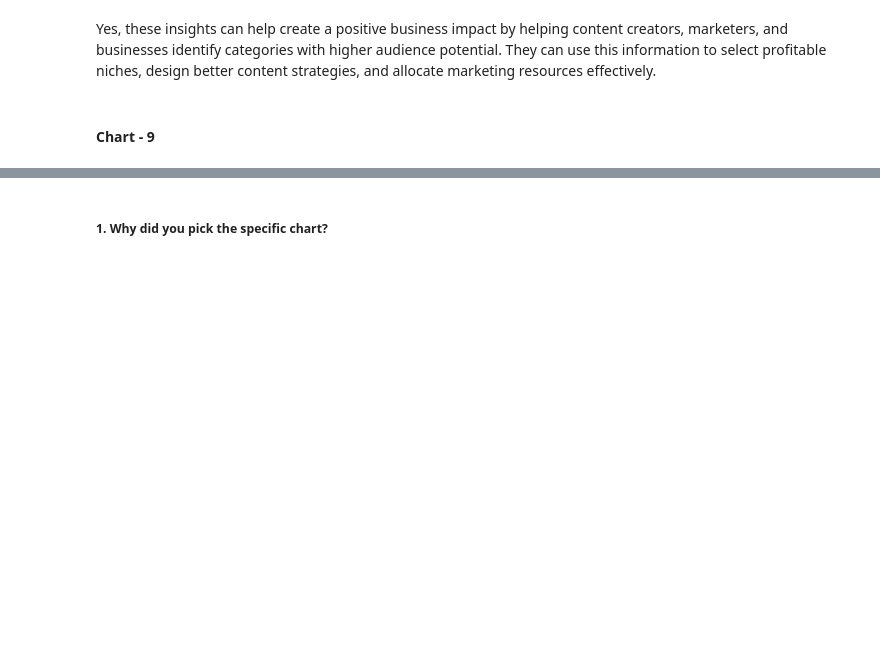
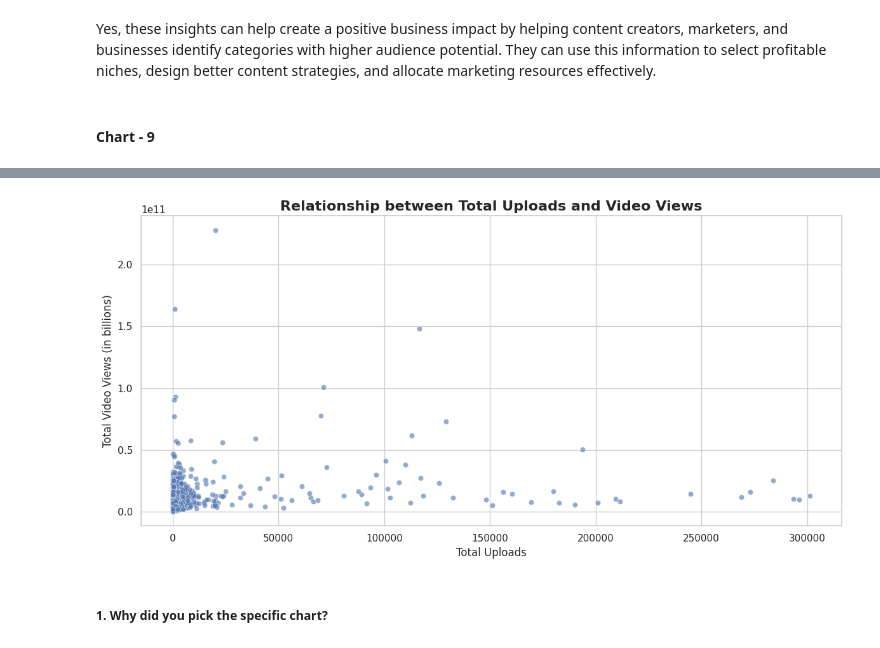
Before and after one commit to Sneha8126/Sneha-EDA-Submission-Template, a Jupyter notebook: Sneha_EDA_Submission_Template.ipynb, the cells around one changed output, grey strips where cells are left out. Drawn from its saved outputs; the diff is of its cells as text; code cells hidden in the pictures; blank space fills up the shorter version.

```diff
--- a/Sneha_EDA_Submission_Template.ipynb
+++ b/Sneha_EDA_Submission_Template.ipynb
@@ -901,3 +944,22 @@ Yes, these insights can help create a positive business impact by helping conten
+# %%
+plt.figure(figsize=(12,6))
+
+sns.scatterplot(
+    data=df,
+    x='uploads',
+    y='video views',
+    alpha=0.6
+)
+
+plt.title('Relationship between Total Uploads and Video Views',
+          fontsize=16, fontweight='bold')
+plt.xlabel('Total Uploads', fontsize=12)
+plt.ylabel('Total Video Views (in billions)', fontsize=12)
+
+plt.tight_layout()
+plt.show()
+# %% [output]
+[figure, added]
 # %% [markdown]
 ##### 1. Why did you pick the specific chart?
 # %% [markdown]
```
Also changed, not shown: parts of 3 cells of this notebook.
